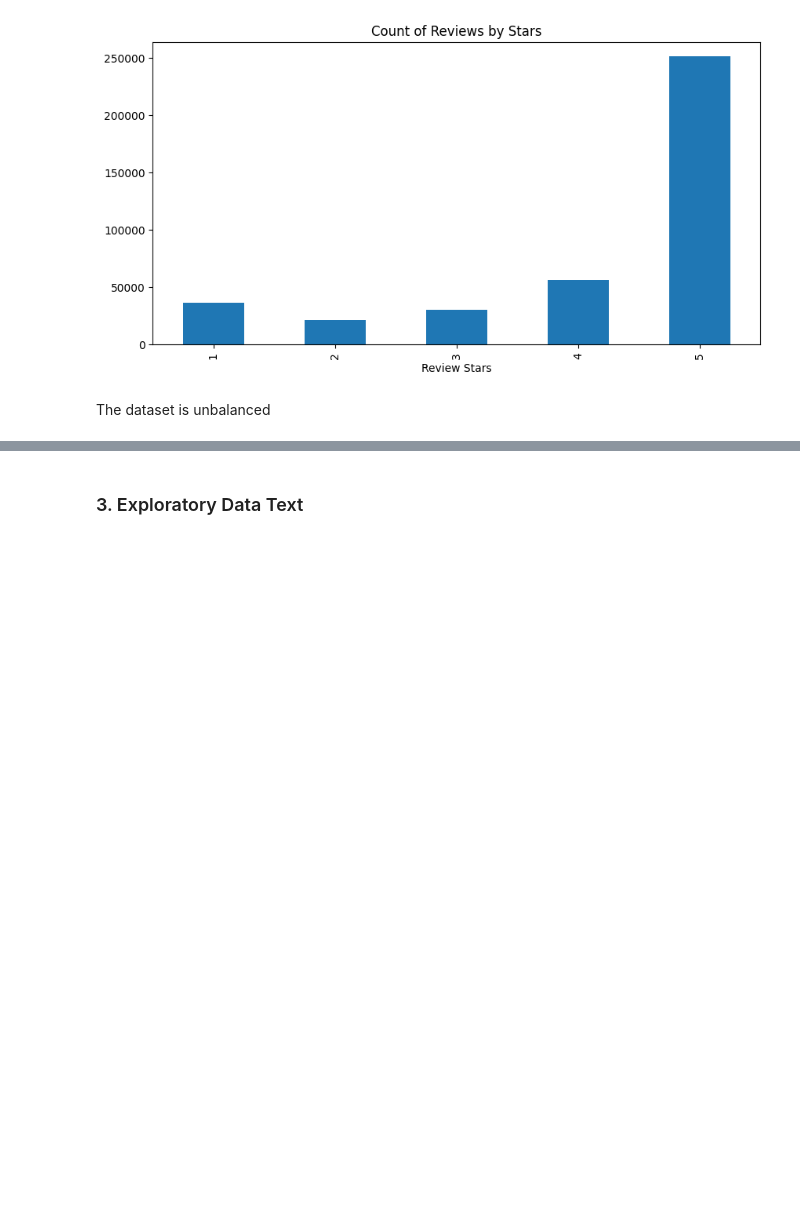
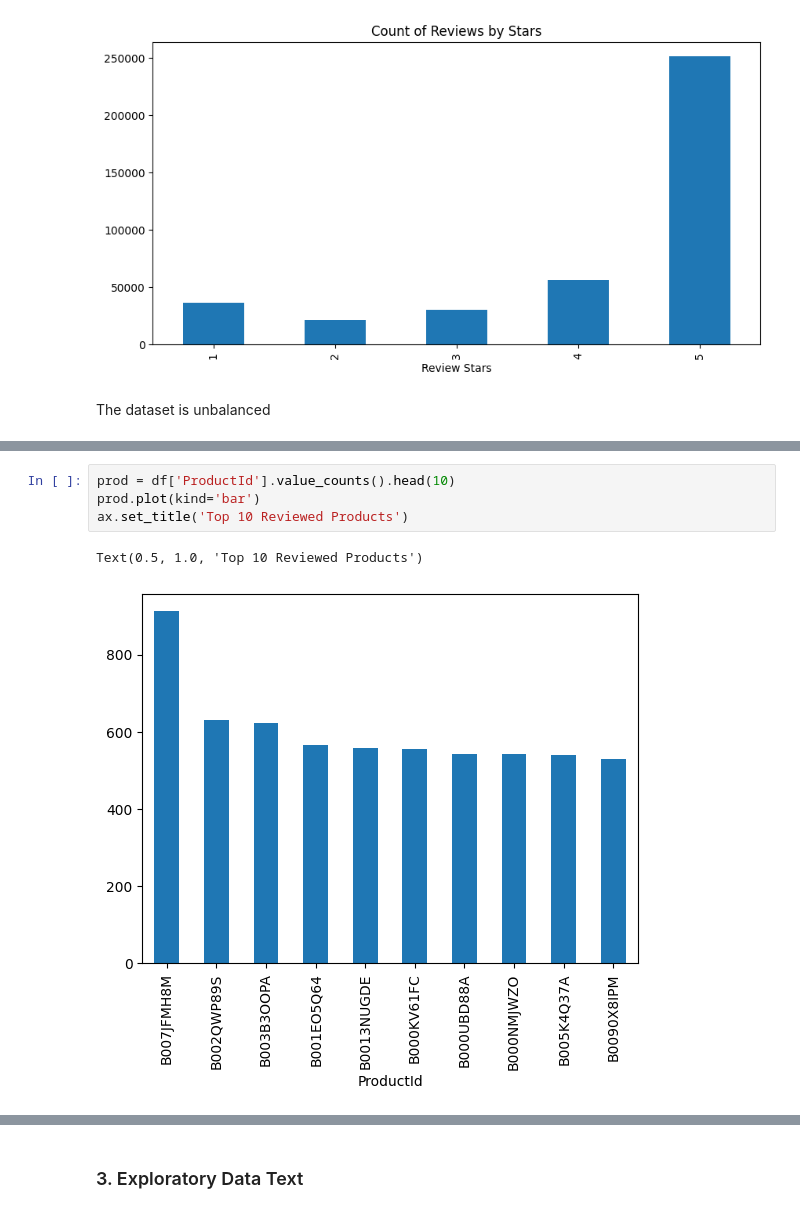
Before and after one commit to anapovedaavanade/Project_Capstone, a Jupyter notebook: code/Project.ipynb, the cells around one changed output, grey strips where cells are left out. Drawn from its saved outputs; the diff is of its cells as text; blank space fills up the shorter version.

```diff
--- a/code/Project.ipynb
+++ b/code/Project.ipynb
@@ -377,0 +394,7 @@ The dataset is unbalanced
+# %%
+prod = df['ProductId'].value_counts().head(10)
+prod.plot(kind='bar')
+ax.set_title('Top 10 Reviewed Products')
+# %% [output]
+Text(0.5, 1.0, 'Top 10 Reviewed Products')
+[figure, added]
```
Also changed, not shown: parts of 48 cells of this notebook.
